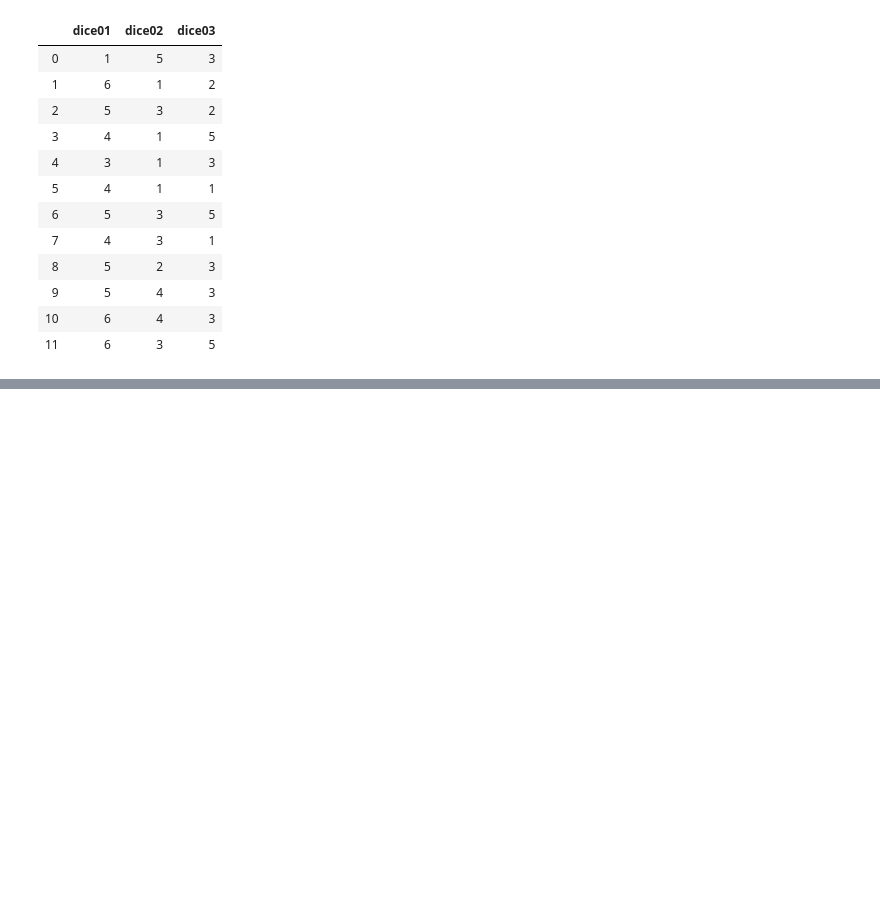
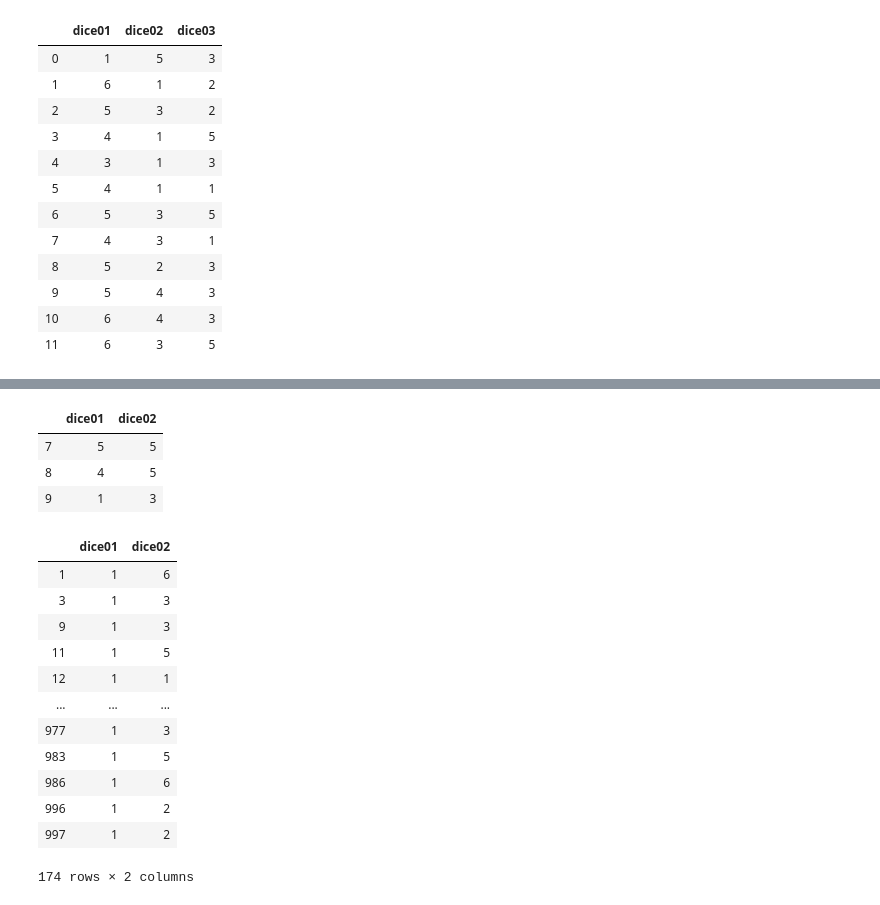
Before and after one commit to CentralEden/mlStudy, a Jupyter notebook: anaconda_tutorial.ipynb, the cells around one changed output, grey strips where cells are left out. Drawn from its saved outputs; the diff is of its cells as text; code cells hidden in the pictures; blank space fills up the shorter version.

```diff
--- a/anaconda_tutorial.ipynb
+++ b/anaconda_tutorial.ipynb
@@ -446,0 +540,23 @@ diceDF01.append(diceDF02,ignore_index=True)
+# %%
+diceDF1000[7:10]
+# %% [output]
+|  | dice01 | dice02 |
+| 7 | 5 | 5 |
+| 8 | 4 | 5 |
+| 9 | 1 | 3 |
+# %%
+diceDF1000[diceDF1000['dice01']==1]
+# %% [output]
+|  | dice01 | dice02 |
+| 1 | 1 | 6 |
+| 3 | 1 | 3 |
+| 9 | 1 | 3 |
+| 11 | 1 | 5 |
+| 12 | 1 | 1 |
+| ... | ... | ... |
+| 977 | 1 | 3 |
+| 983 | 1 | 5 |
+| 986 | 1 | 6 |
+| 996 | 1 | 2 |
+| 997 | 1 | 2 |
+174 rows × 2 columns
```
Also changed, not shown: parts of 9 cells of this notebook.
